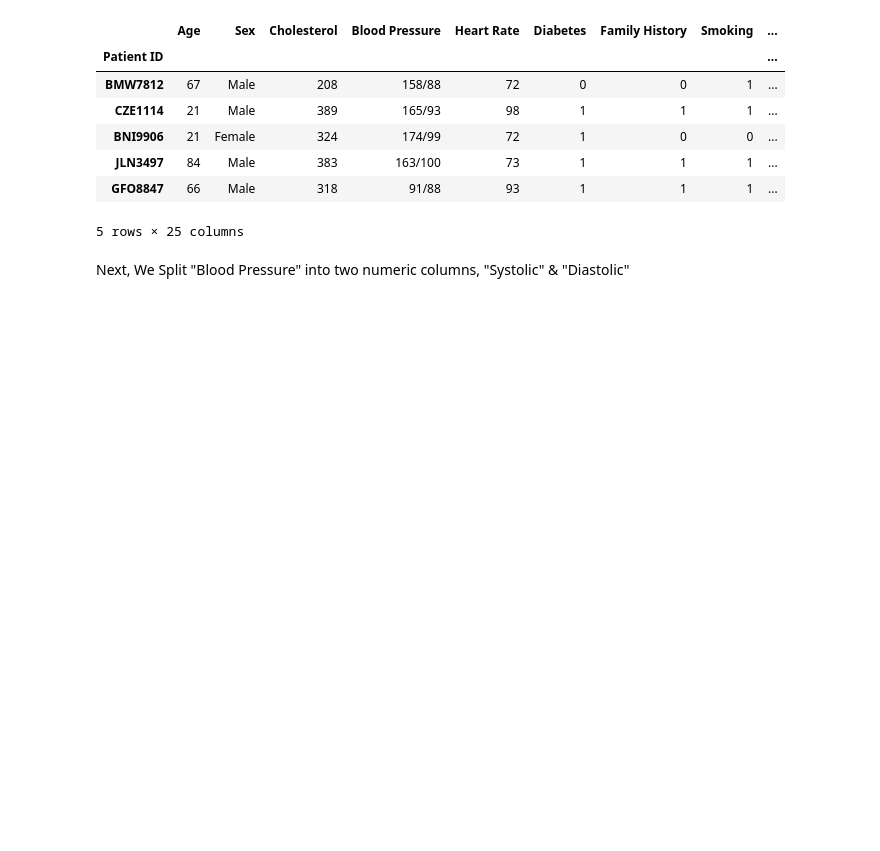
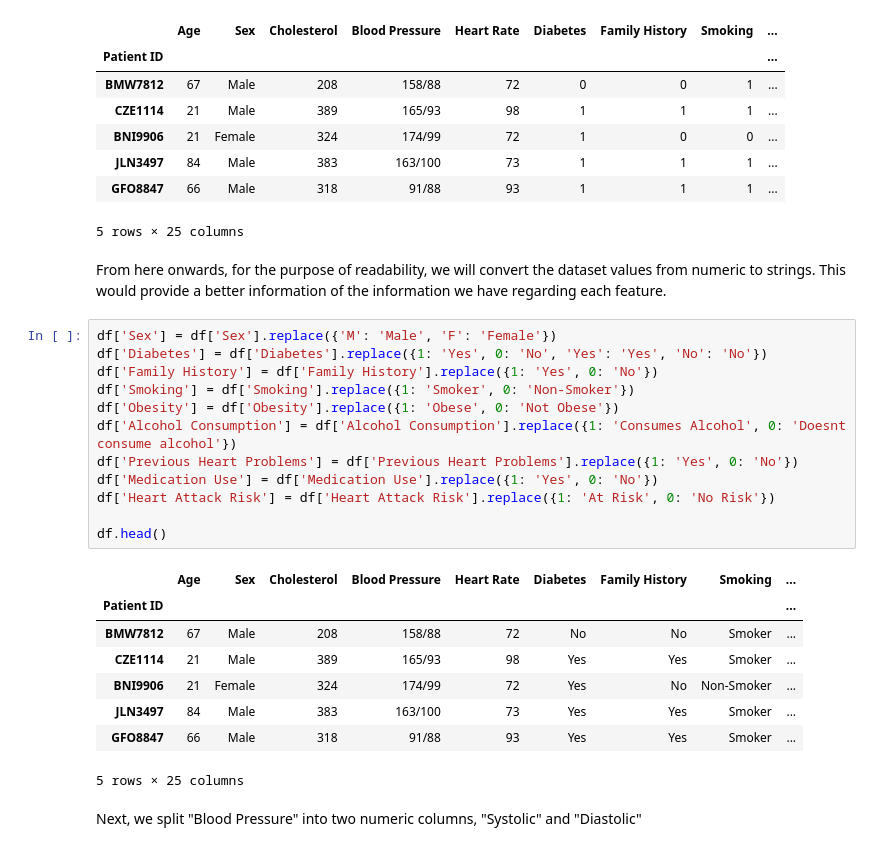
Before and after one commit to taimoorbinnasir/Heart-Attack-Risk-Prediction, a Jupyter notebook: group10_main.ipynb, the cells around one changed output. Drawn from its saved outputs; the diff is of its cells as text; blank space fills up the shorter version.

```diff
--- a/group10_main.ipynb
+++ b/group10_main.ipynb
@@ -136,6 +134,29 @@ df.head()
 | JLN3497 | 84 | Male | 383 | 163/100 | 73 | 1 | 1 | 1 | ... |
 | GFO8847 | 66 | Male | 318 | 91/88 | 93 | 1 | 1 | 1 | ... |
 5 rows × 25 columns
+# %% [markdown]
+From here onwards, for the purpose of readability, we will convert the dataset values from numeric to strings. This would provide a better information of the information we have regarding each feature.
+# %%
+df['Sex'] = df['Sex'].replace({'M': 'Male', 'F': 'Female'})
+df['Diabetes'] = df['Diabetes'].replace({1: 'Yes', 0: 'No', 'Yes': 'Yes', 'No': 'No'})
+df['Family History'] = df['Family History'].replace({1: 'Yes', 0: 'No'})
+df['Smoking'] = df['Smoking'].replace({1: 'Smoker', 0: 'Non-Smoker'})
+df['Obesity'] = df['Obesity'].replace({1: 'Obese', 0: 'Not Obese'})
+df['Alcohol Consumption'] = df['Alcohol Consumption'].replace({1: 'Consumes Alcohol', 0: 'Doesnt consume alcohol'})
+df['Previous Heart Problems'] = df['Previous Heart Problems'].replace({1: 'Yes', 0: 'No'})
+df['Medication Use'] = df['Medication Use'].replace({1: 'Yes', 0: 'No'})
+df['Heart Attack Risk'] = df['Heart Attack Risk'].replace({1: 'At Risk', 0: 'No Risk'})
+
+df.head()
+# %% [output]
+|  | Age | Sex | Cholesterol | Blood Pressure | Heart Rate | Diabetes | Family History | Smoking | ... |
+| Patient ID |  |  |  |  |  |  |  |  | ... |
+| BMW7812 | 67 | Male | 208 | 158/88 | 72 | No | No | Smoker | ... |
+| CZE1114 | 21 | Male | 389 | 165/93 | 98 | Yes | Yes | Smoker | ... |
+| BNI9906 | 21 | Female | 324 | 174/99 | 72 | Yes | No | Non-Smoker | ... |
+| JLN3497 | 84 | Male | 383 | 163/100 | 73 | Yes | Yes | Smoker | ... |
+| GFO8847 | 66 | Male | 318 | 91/88 | 93 | Yes | Yes | Smoker | ... |
+5 rows × 25 columns
 # %% [markdown]
-Next, We Split "Blood Pressure" into two numeric columns, "Systolic" & "Diastolic"
+Next, we split "Blood Pressure" into two numeric columns, "Systolic" and "Diastolic"
 # %%
```
Also changed, not shown: parts of 15 cells of this notebook.
